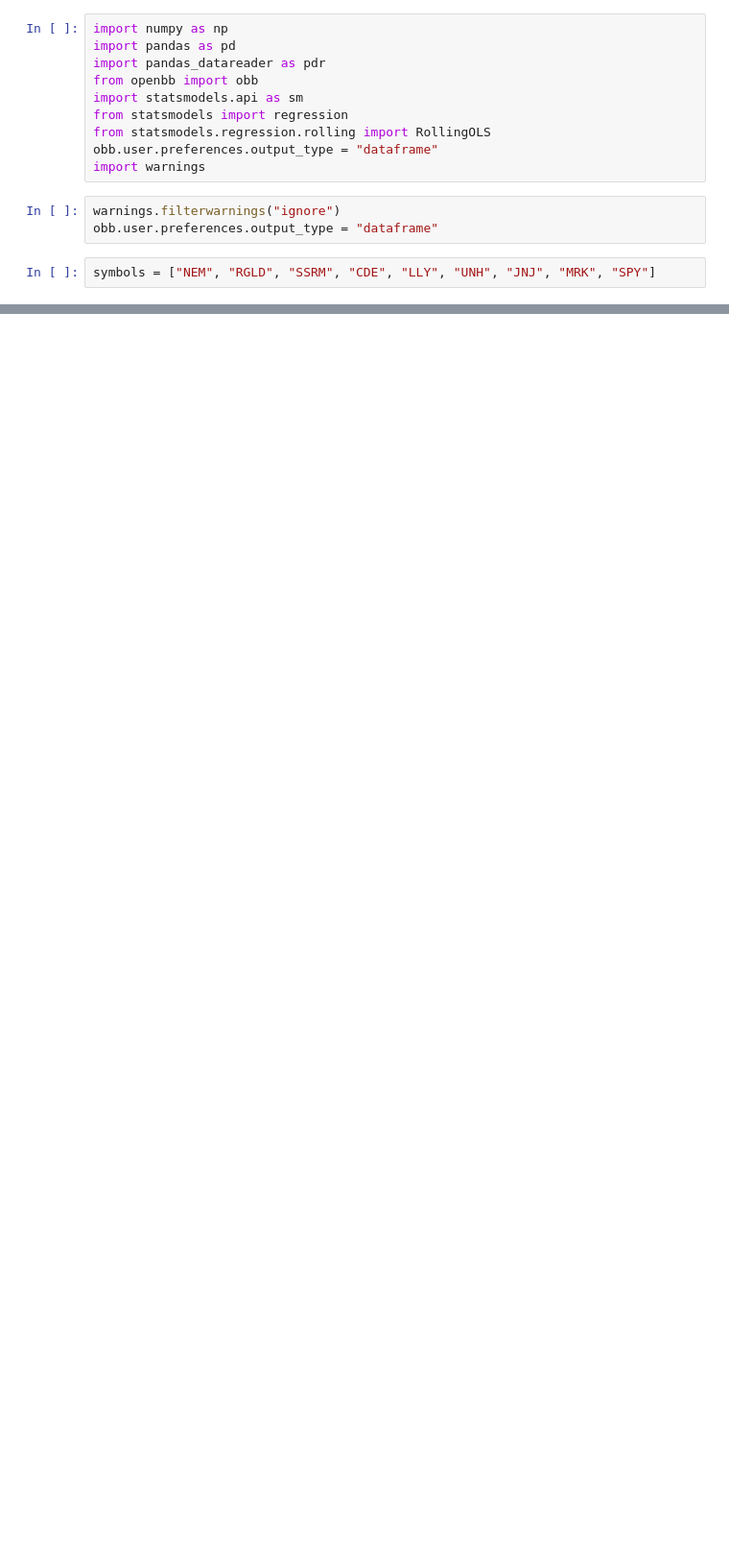
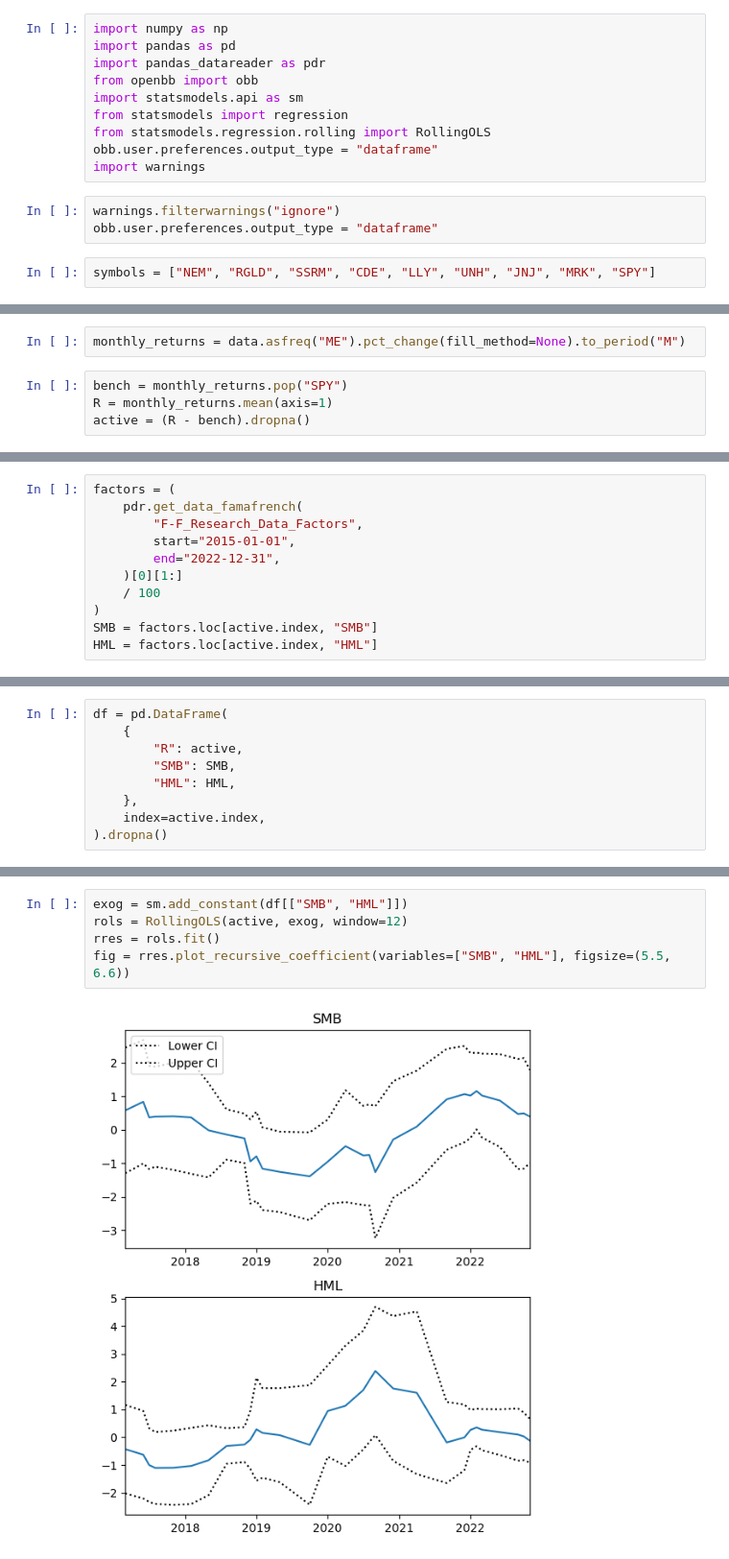
Before and after one commit to Emindu/algo-trading-learning, a Jupyter notebook: 5.alpha-factors/3.sensitivity-portfolio.ipynb, the cells around one changed output, grey strips where cells are left out. Shown at 96% size. Saved outputs shown, nothing was run; the diff lists cells and outputs as text; blank space fills up the shorter version.

```diff
--- a/5.alpha-factors/3.sensitivity-portfolio.ipynb
+++ b/5.alpha-factors/3.sensitivity-portfolio.ipynb
@@ -25,0 +40,6 @@ OpenBBError:
+# %%
+monthly_returns = data.asfreq("ME").pct_change(fill_method=None).to_period("M")
+# %%
+bench = monthly_returns.pop("SPY")
+R = monthly_returns.mean(axis=1)
+active = (R - bench).dropna()
@@ -25,0 +94,11 @@ OpenBBError:
+# %%
+factors = (
+    pdr.get_data_famafrench(
+        "F-F_Research_Data_Factors",
+        start="2015-01-01",
+        end="2022-12-31",
+    )[0][1:]
+    / 100
+)
+SMB = factors.loc[active.index, "SMB"]
+HML = factors.loc[active.index, "HML"]
@@ -25,0 +111,9 @@ OpenBBError:
+# %%
+df = pd.DataFrame(
+    {
+        "R": active,
+        "SMB": SMB,
+        "HML": HML,
+    },
+    index=active.index,
+).dropna()
@@ -25,0 +147,7 @@ OpenBBError:
+# %%
+exog = sm.add_constant(df[["SMB", "HML"]])
+rols = RollingOLS(active, exog, window=12)
+rres = rols.fit()
+fig = rres.plot_recursive_coefficient(variables=["SMB", "HML"], figsize=(5.5, 6.6))
+# %% [output]
+[figure, added]
```
Also changed, not shown: parts of 19 cells of this notebook, 2 other files.
